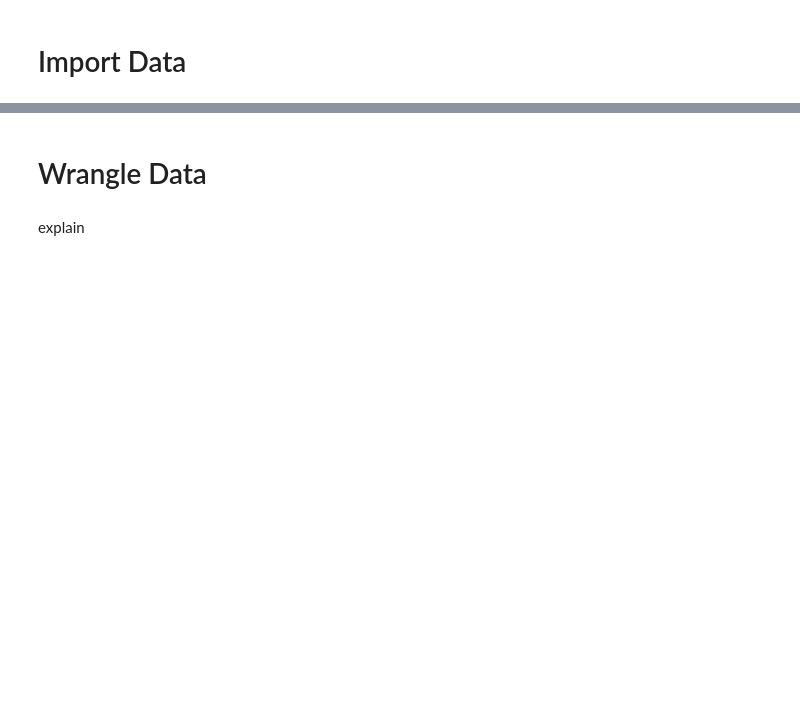
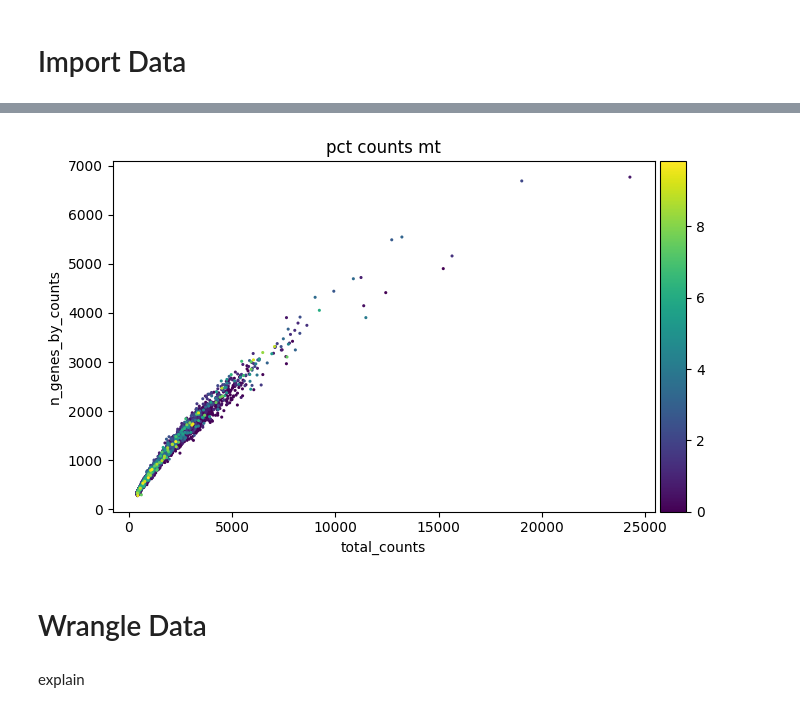
Before and after one commit to MikiasHWT/scRNA_Lethal_Covid19_Analysis, a Jupyter notebook: scRNA_Lethal_Covid19_Analysis.ipynb, the cells around one changed output, grey strips where cells are left out. Cells and saved outputs as stored; diff of their text form; code cells hidden in the pictures; blank space fills up the shorter version.

```diff
--- a/scRNA_Lethal_Covid19_Analysis.ipynb
+++ b/scRNA_Lethal_Covid19_Analysis.ipynb
@@ -102,0 +280,5 @@ Directory is empty
+# %%
+# Plot multiple variable
+sc.pl.scatter(adata, "total_counts", "n_genes_by_counts", color="pct_counts_mt")
+# %% [output]
+[figure, added]
```
Also changed, not shown: parts of 22 cells of this notebook, 1 other file.
